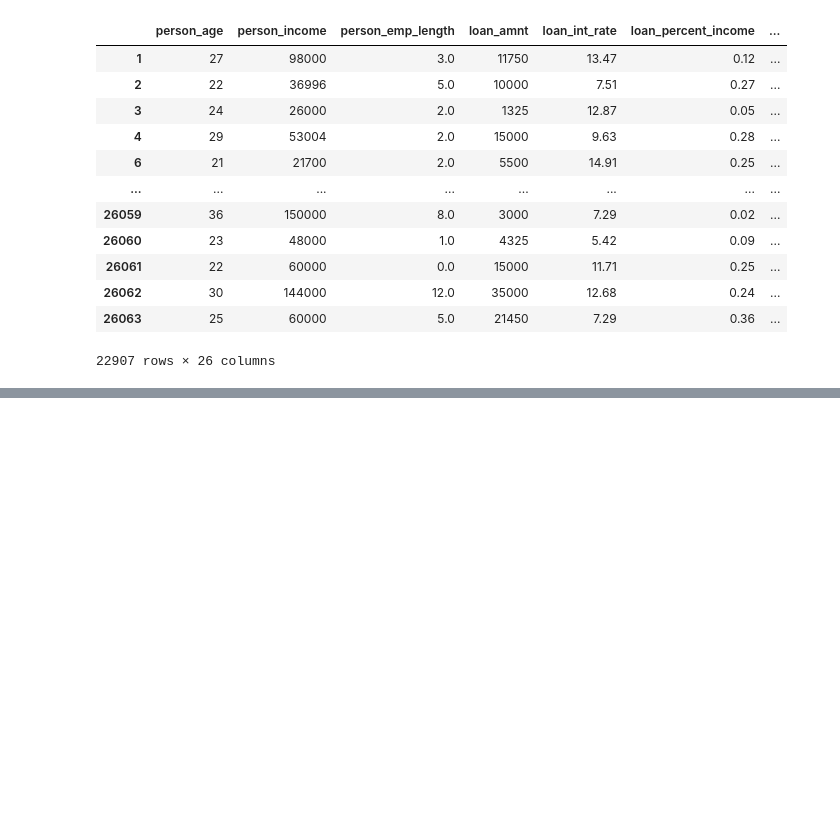
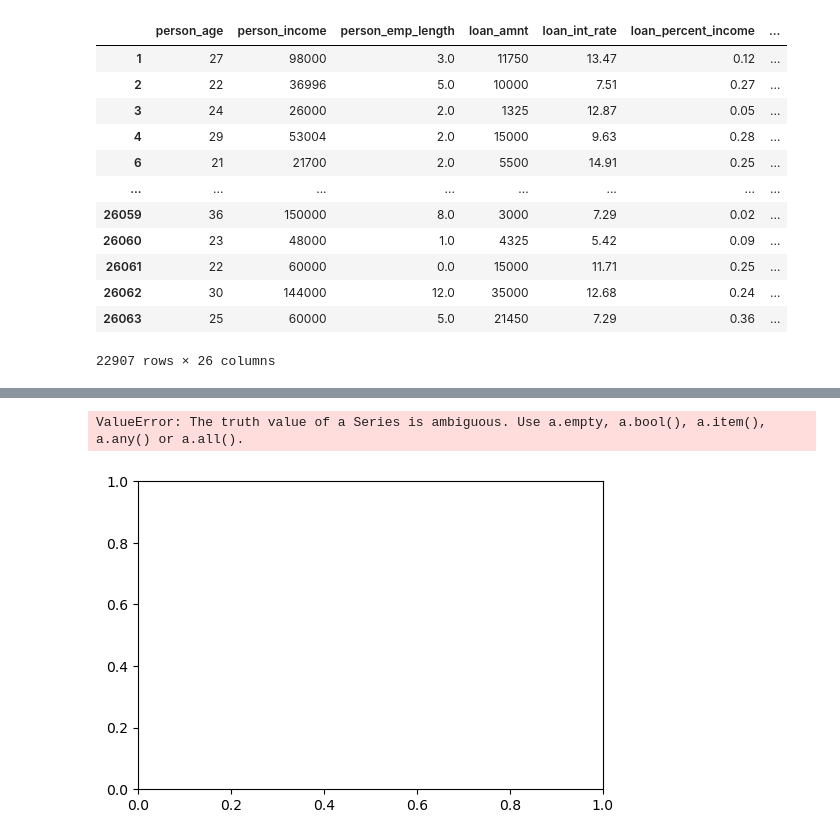
Before and after one commit to ellisterling/ellisterling.github.io, a Jupyter notebook: posts/ADS/index.ipynb, the cells around one changed output, grey strips where cells are left out. Drawn from its saved outputs; the diff is of its cells as text; code cells hidden in the pictures; blank space fills up the shorter version.

```diff
--- a/posts/ADS/index.ipynb
+++ b/posts/ADS/index.ipynb
@@ -70,0 +153,28 @@ x_train
+# %%
+def get_benefit(loan_amt, loan_int_rate, default):
+    if default == True:
+        cost = loan_amt*(1 + 0.25*loan_int_rate)**10 - loan_amt
+    else:
+        cost = loan_amt*(1 + 0.25*loan_int_rate)**3 - 1.7*loan_amt
+    return cost
+# %%
+best_benefit = 0
+best_threshold = 0
+
+fig, ax = plt.subplots(1, 1, figsize = (6, 4))
+for t in np.linspace(0, 1, 101):
+    y_pred = scores >= t
+    tn = ((y_pred == 0) & (y_train == 0)).mean()
+    fn = ((y_pred == 0) & (y_train == 1)).mean()
+
+    benefit_ = get_benefit(x_train["loan_amnt"], x_train["loan_int_rate"], x_train["cb_person_default_on_file_Y"])
+    ax.scatter(t, benefit, color = "steelblue", s = 10)
+    if benefit > best_benefit:
+        best_benefit = benefit
+        best_threshold = t
+
+ax.axvline(best_threshold, linestyle = "--", color = "grey", zorder = -10)
+labs = ax.set(xlabel = r"Threshold $t$", ylabel = "Net benefit", title = f"Best benefit ${best_benefit:.2f} at best threshold t = {best_threshold:.3f}")
+# %% [output]
+ValueError: The truth value of a Series is ambiguous. Use a.empty, a.bool(), a.item(), a.any() or a.all().
+[figure, added]
```
Also changed, not shown: parts of 9 cells of this notebook.
